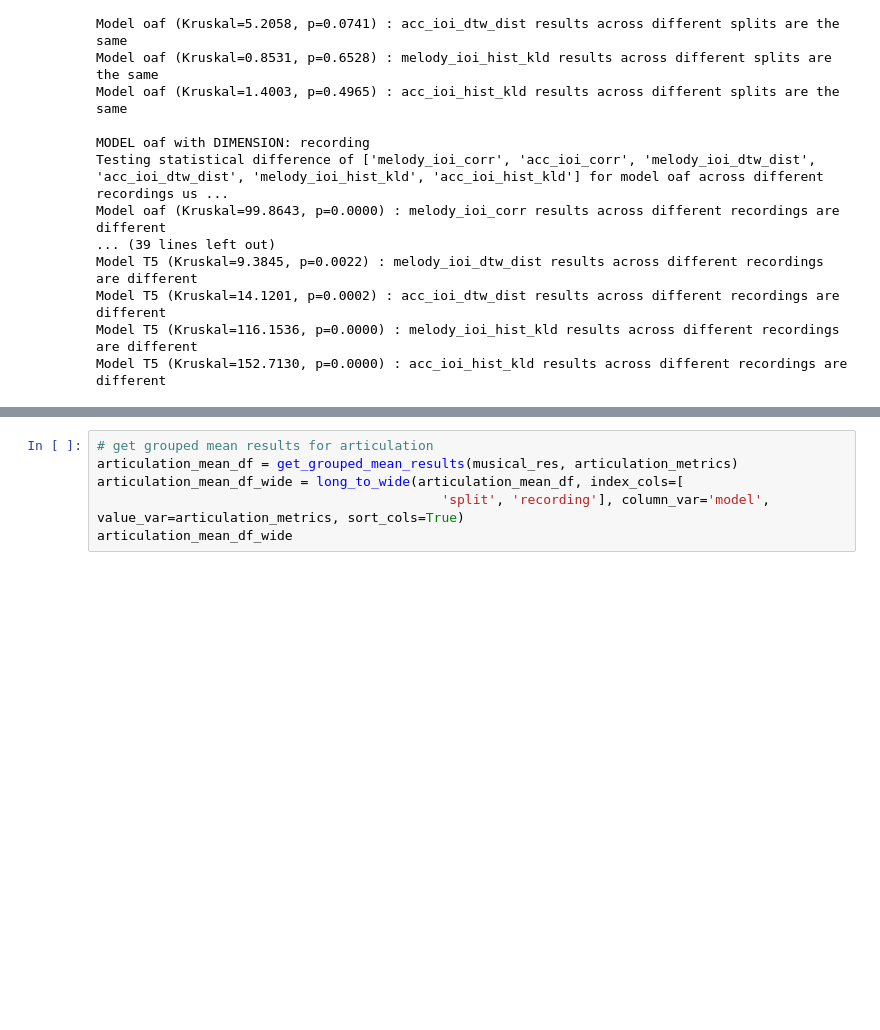
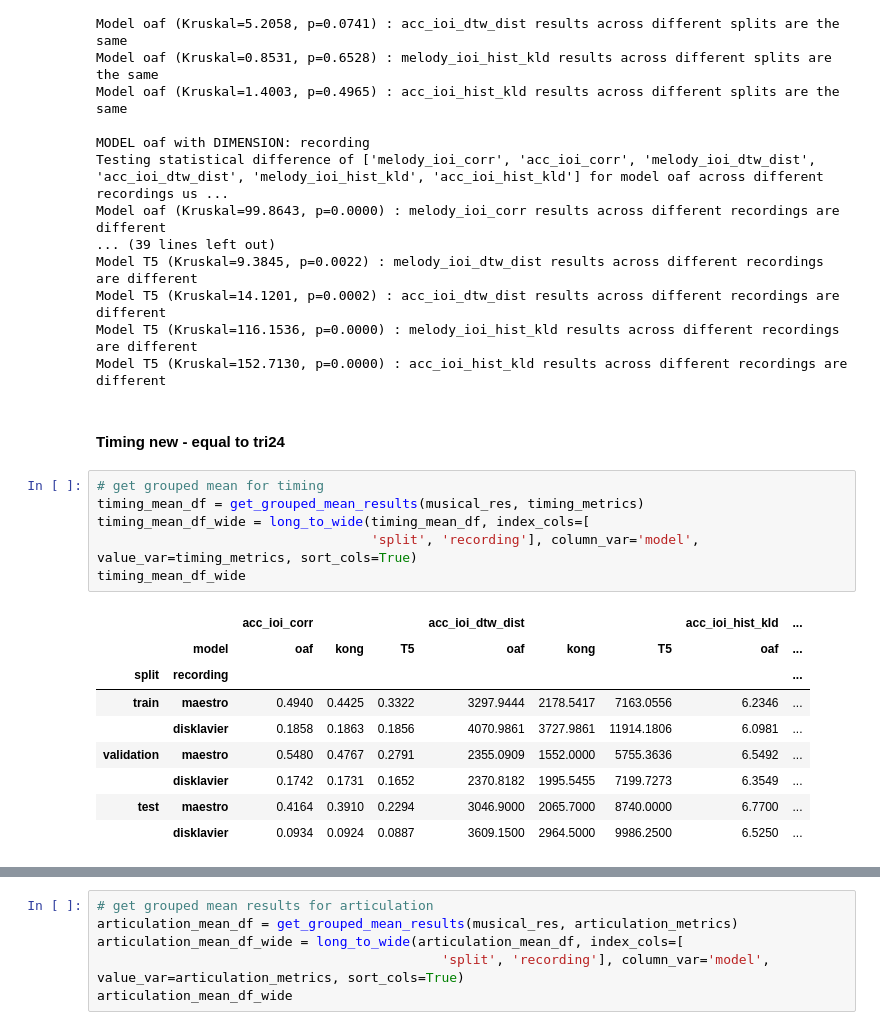
Before and after one commit to CPJKU/mpteval, a Jupyter notebook: notebooks/metrics_demonstration.ipynb, the cells around one changed output, grey strips where cells are left out. Cells and saved outputs as stored; diff of their text form; blank space fills up the shorter version.

```diff
--- a/notebooks/metrics_demonstration.ipynb
+++ b/notebooks/metrics_demonstration.ipynb
@@ -176,3 +302,21 @@ Model T5 (Kruskal=9.3845, p=0.0022) : melody_ioi_dtw_dist results across differe
 Model T5 (Kruskal=14.1201, p=0.0002) : acc_ioi_dtw_dist results across different recordings are different
 Model T5 (Kruskal=116.1536, p=0.0000) : melody_ioi_hist_kld results across different recordings are different
 Model T5 (Kruskal=152.7130, p=0.0000) : acc_ioi_hist_kld results across different recordings are different
+# %% [markdown]
+#### Timing new - equal to tri24
+# %%
+# get grouped mean for timing
+timing_mean_df = get_grouped_mean_results(musical_res, timing_metrics)
+timing_mean_df_wide = long_to_wide(timing_mean_df, index_cols=[
+                                   'split', 'recording'], column_var='model', value_var=timing_metrics, sort_cols=True)
+timing_mean_df_wide
+# %% [output]
+|  |  | acc_ioi_corr |  |  | acc_ioi_dtw_dist |  |  | acc_ioi_hist_kld | ... |
+|  | model | oaf | kong | T5 | oaf | kong | T5 | oaf | ... |
+| split | recording |  |  |  |  |  |  |  | ... |
+| train | maestro | 0.4940 | 0.4425 | 0.3322 | 3297.9444 | 2178.5417 | 7163.0556 | 6.2346 | ... |
+|  | disklavier | 0.1858 | 0.1863 | 0.1856 | 4070.9861 | 3727.9861 | 11914.1806 | 6.0981 | ... |
+| validation | maestro | 0.5480 | 0.4767 | 0.2791 | 2355.0909 | 1552.0000 | 5755.3636 | 6.5492 | ... |
+|  | disklavier | 0.1742 | 0.1731 | 0.1652 | 2370.8182 | 1995.5455 | 7199.7273 | 6.3549 | ... |
+| test | maestro | 0.4164 | 0.3910 | 0.2294 | 3046.9000 | 2065.7000 | 8740.0000 | 6.7700 | ... |
+|  | disklavier | 0.0934 | 0.0924 | 0.0887 | 3609.1500 | 2964.5000 | 9986.2500 | 6.5250 | ... |
```
Also changed, not shown: parts of 32 cells of this notebook, 3 other files.
